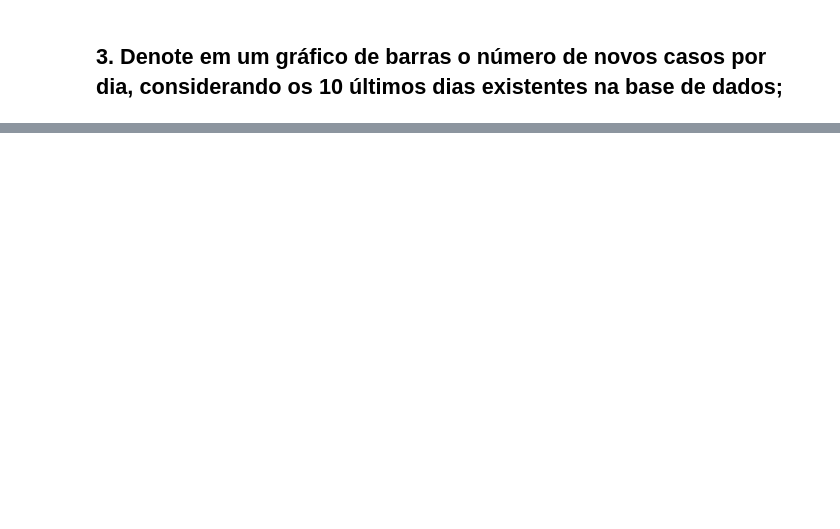
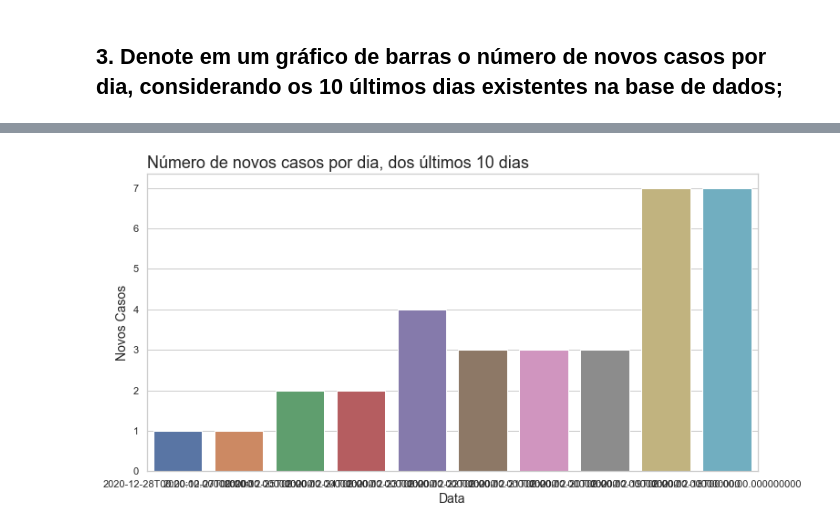
Before and after one commit to thiagos98/data-analysis-manaus, a Jupyter notebook: main.ipynb, the cells around one changed output, grey strips where cells are left out. Saved outputs shown, nothing was run; the diff lists cells and outputs as text; code cells hidden in the pictures; blank space fills up the shorter version.

```diff
--- a/main.ipynb
+++ b/main.ipynb
@@ -389,0 +414,16 @@ ax = sns.boxplot(x="_sexo", y="_idade", data=df_clean_data, hue="_sexo")
+# %%
+x = slice(-1, -11, -1)
+df_10_dias = df_clean_data.groupby('_dt_notificacao').count()[x]
+df_10_dias.drop(columns=['_conclusao', '_criterio', '_evolução', '_idade', '_faixa etária','_sexo','_teste_anticorpo','_teste_antigeno','_teste_pcr','_bairro','_taxa'], inplace=True)
+# %%
+df_10_dias['_notificacao'] = df_10_dias.index.copy()
+df_10_dias.index = range(df_10_dias.shape[0])
+# %%
+ax = sns.barplot(x="_notificacao", y="_classificacao", data=df_10_dias)
+ax.figure.set_size_inches(12, 6)
+ax.set_title('Número de novos casos por dia, dos últimos 10 dias', loc='left', fontsize=18)
+ax.set_xlabel('Data', fontsize = '14')
+ax.set_ylabel('Novos Casos', fontsize = '14')
+ax = ax
+# %% [output]
+[figure, added]
```
Also changed, not shown: parts of 4 cells of this notebook.
